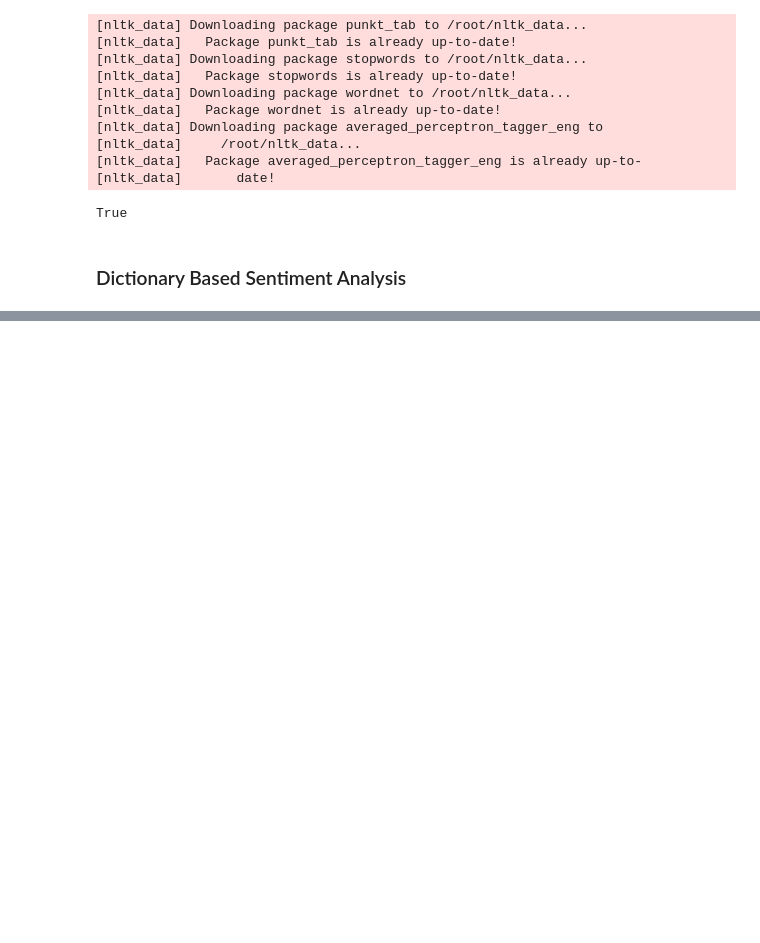
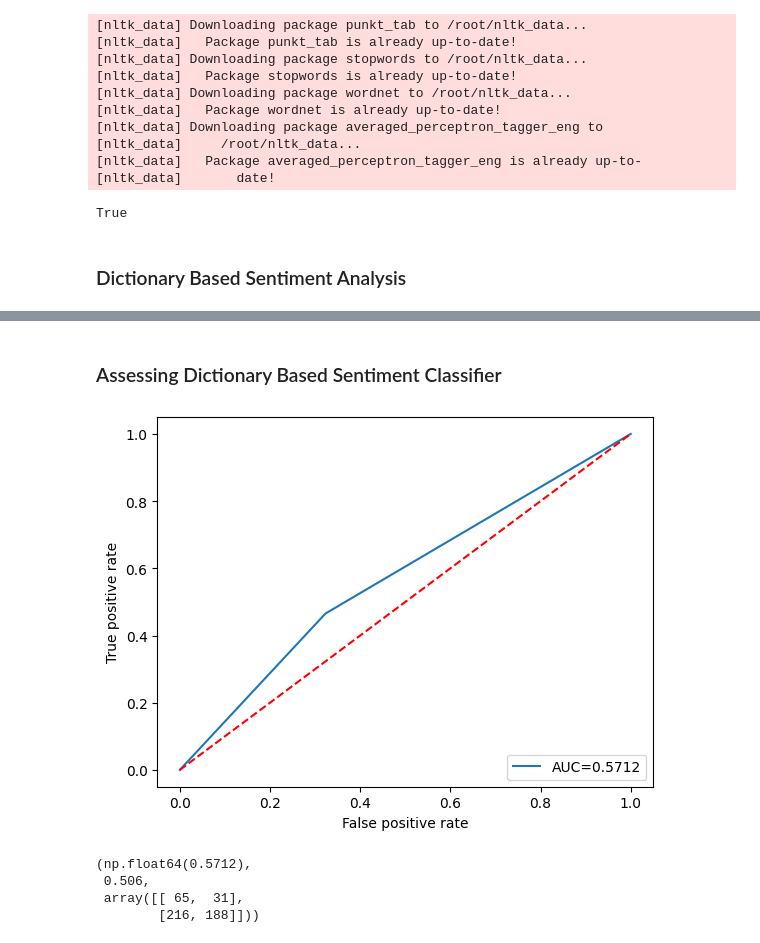
Before and after one commit to busrakasabali/Delta_Task_2, a Jupyter notebook: Delta_Task_2.ipynb, the cells around one changed output, grey strips where cells are left out. Drawn from its saved outputs; the diff is of its cells as text; code cells hidden in the pictures; blank space fills up the shorter version.

```diff
--- a/Delta_Task_2.ipynb
+++ b/Delta_Task_2.ipynb
@@ -306,0 +348,41 @@ db_test_classes = np.where(db_test_scores>0, 1, 0)
+# %%
+from sklearn.metrics import accuracy_score, confusion_matrix, roc_auc_score, roc_curve
+
+def assess_sentiment_classifier(y_test, y_pred, cut_off=0, plot_roc=True):
+    """
+        Function to assess the classification results from the model.
+        Calculates accuracy score, roc auc score and confusion matrix.
+        Plots a roc curve when true.
+
+    """
+    # Calculate discrete class predictions
+    y_pred_discrete = np.where(y_pred>cut_off, 1, 0)
+
+    # Calculate classification accuracy and AUC
+    acc = round(accuracy_score(y_test, y_pred_discrete),4) #accurately predicted ones: TP+TN/all sample
+    auc = round(roc_auc_score(y_test, y_pred_discrete),4) #TP/FP
+
+    # Confusion matrix
+    cmat = confusion_matrix(y_test, y_pred_discrete)
+
+    # ROC analysis
+    if plot_roc==True:
+        fpr, tpr, _ = roc_curve(y_test, y_pred_discrete)
+        plt.plot(fpr,tpr, label="AUC={:.4}".format(auc));
+        plt.plot([0, 1], [0, 1], "r--")
+        plt.ylabel('True positive rate')
+        plt.xlabel('False positive rate')
+        plt.legend(loc='lower right')
+        plt.show();
+
+    return(auc, acc, cmat)
+# %% [markdown]
+### Assessing Dictionary Based Sentiment Classifier
+# %%
+assess_sentiment_classifier(y_tweets_test, dc_test_scores, plot_roc=True)
+# %% [output]
+[figure, added]
+(np.float64(0.5712),
+ 0.506,
+ array([[ 65,  31],
+        [216, 188]]))
```
Also changed, not shown: parts of 8 cells of this notebook.
